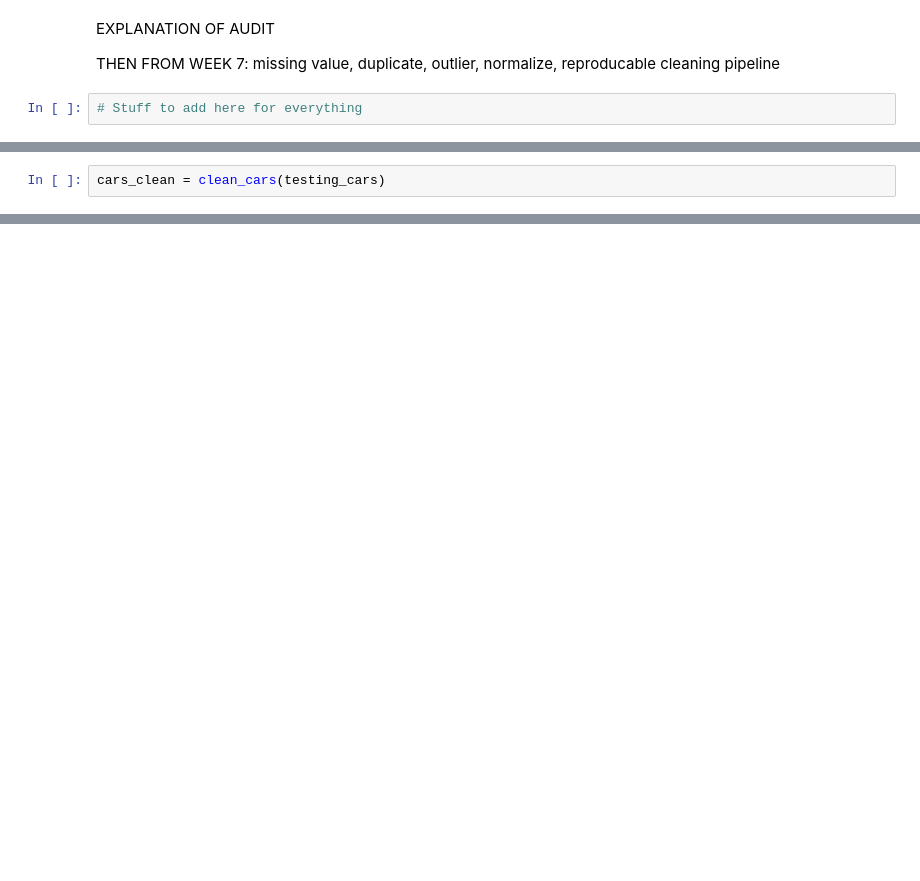
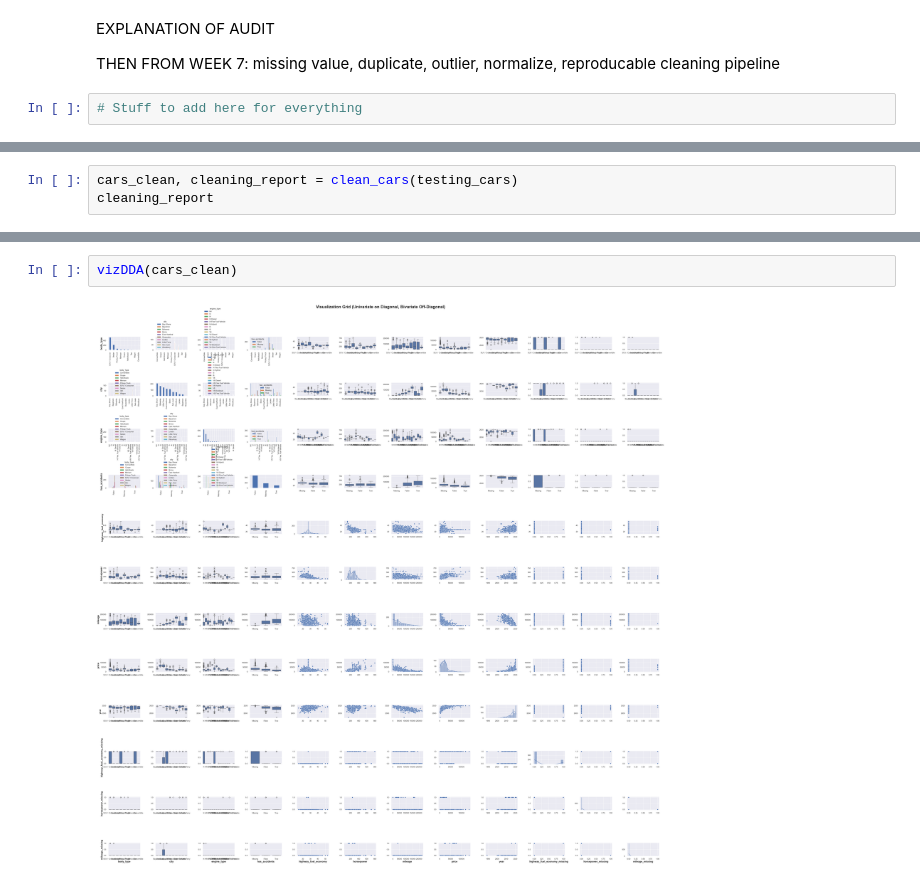
Before and after one commit to chalou123456/COMP333_Group_O, a Jupyter notebook: COMP333_PROJECT_GROUP_O.ipynb, the cells around one changed output, grey strips where cells are left out. Saved outputs shown, nothing was run; the diff lists cells and outputs as text; blank space fills up the shorter version.

Commit message:
added the colab modifications, tried some stuff for cleaning pipeline

```diff
--- a/COMP333_PROJECT_GROUP_O.ipynb
+++ b/COMP333_PROJECT_GROUP_O.ipynb
@@ -387,2 +430,3 @@ def clean_cars(df):
 # %%
-cars_clean = clean_cars(testing_cars)
+cars_clean, cleaning_report = clean_cars(testing_cars)
+cleaning_report
@@ -388,0 +468,4 @@ cars_clean = clean_cars(testing_cars)
+# %%
+vizDDA(cars_clean)
+# %% [output]
+[figure, added]
```
Also changed, not shown: parts of 9 cells of this notebook.
